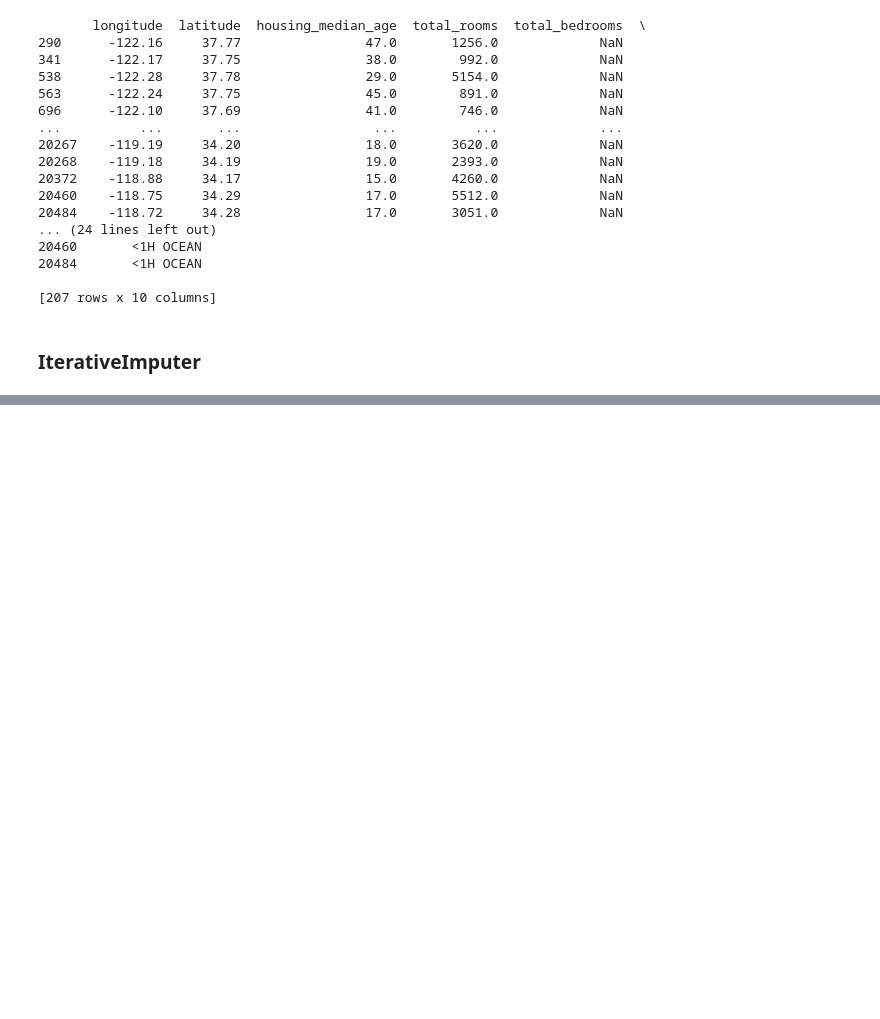
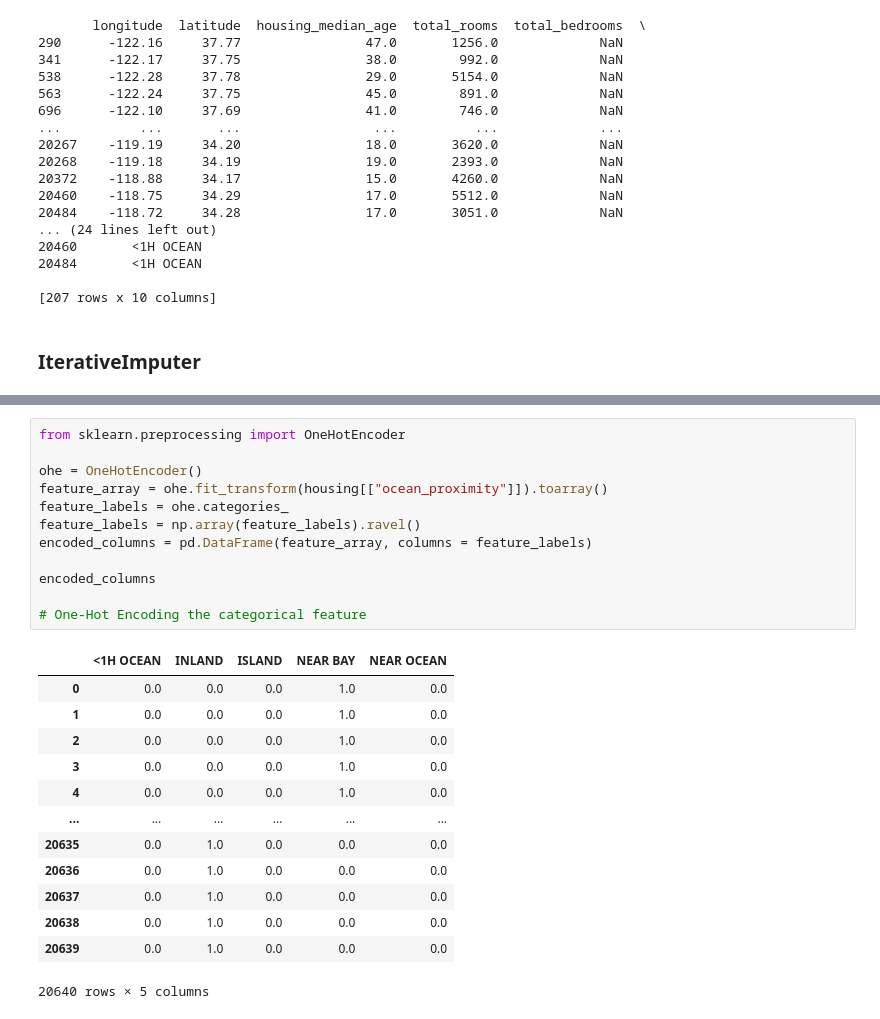
Before and after one commit to SBerkeB/ml_project1, a Jupyter notebook: IterativeImputer.ipynb, the cells around one changed output, grey strips where cells are left out. Cells and saved outputs as stored; diff of their text form; blank space fills up the shorter version.

```diff
--- a/IterativeImputer.ipynb
+++ b/IterativeImputer.ipynb
@@ -95,0 +119,26 @@ nan
+# %%
+from sklearn.preprocessing import OneHotEncoder
+
+ohe = OneHotEncoder()
+feature_array = ohe.fit_transform(housing[["ocean_proximity"]]).toarray()
+feature_labels = ohe.categories_
+feature_labels = np.array(feature_labels).ravel()
+encoded_columns = pd.DataFrame(feature_array, columns = feature_labels)
+
+encoded_columns
+
+# One-Hot Encoding the categorical feature
+# %% [output]
+|  | <1H OCEAN | INLAND | ISLAND | NEAR BAY | NEAR OCEAN |
+| 0 | 0.0 | 0.0 | 0.0 | 1.0 | 0.0 |
+| 1 | 0.0 | 0.0 | 0.0 | 1.0 | 0.0 |
+| 2 | 0.0 | 0.0 | 0.0 | 1.0 | 0.0 |
+| 3 | 0.0 | 0.0 | 0.0 | 1.0 | 0.0 |
+| 4 | 0.0 | 0.0 | 0.0 | 1.0 | 0.0 |
+| ... | ... | ... | ... | ... | ... |
+| 20635 | 0.0 | 1.0 | 0.0 | 0.0 | 0.0 |
+| 20636 | 0.0 | 1.0 | 0.0 | 0.0 | 0.0 |
+| 20637 | 0.0 | 1.0 | 0.0 | 0.0 | 0.0 |
+| 20638 | 0.0 | 1.0 | 0.0 | 0.0 | 0.0 |
+| 20639 | 0.0 | 1.0 | 0.0 | 0.0 | 0.0 |
+20640 rows × 5 columns
```
Also changed, not shown: parts of 9 cells of this notebook.
